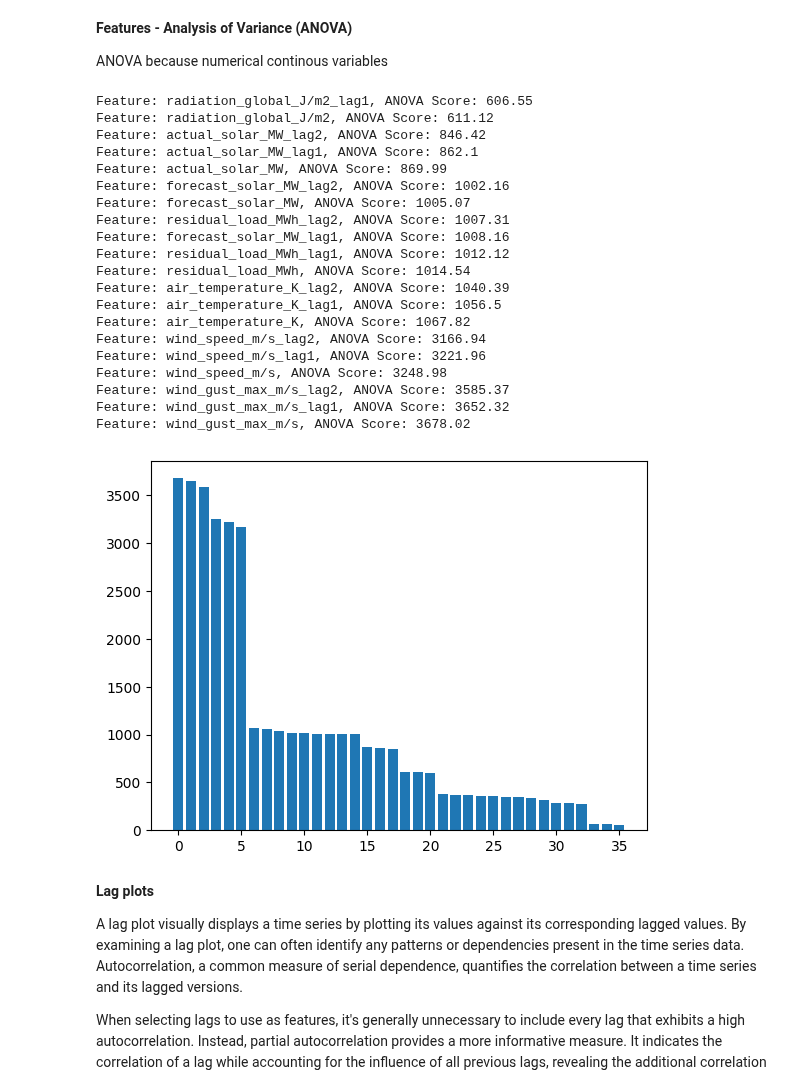
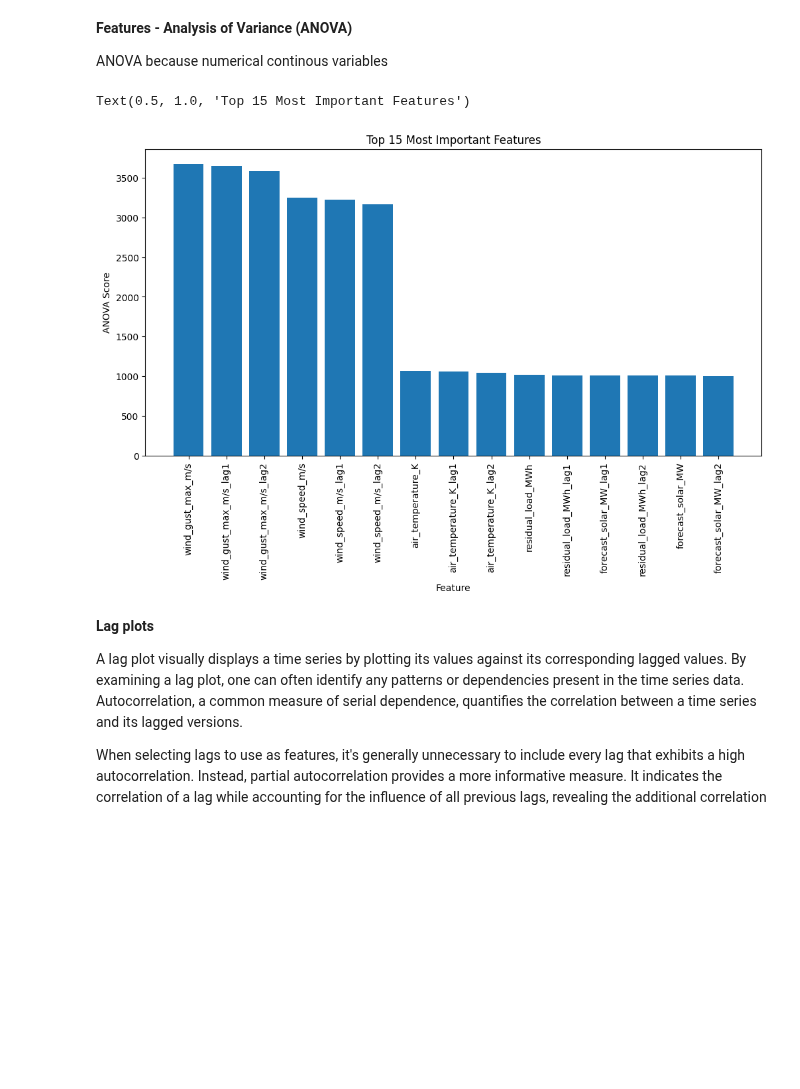
Before and after one commit to mgondeck/wind_curtailment_prediction, a Jupyter notebook: lagging_selection_features.ipynb, the cells around one changed output. Drawn from its saved outputs; the diff is of its cells as text; code cells hidden in the pictures; blank space fills up the shorter version.

Commit message:
adjusted anova score plot

```diff
--- a/lagging_selection_features.ipynb
+++ b/lagging_selection_features.ipynb
@@ -55,46 +55,29 @@ ANOVA because numerical continous variables
 # %%
 df.dropna(inplace=True)
 
 X = df_lagged.drop(['redispatch', 'level'], axis = 1)
 y = df_lagged['redispatch']
 
 # anova scores
 anova = SelectKBest(score_func=f_classif, k=20)
 anova.fit(X, y)
 anova_scores = anova.scores_
 
 sorted_indices = np.argsort(anova_scores)[::-1]
-sorted_anova_scores = anova_scores[sorted_indices]
-sorted_features = X.columns[sorted_indices]
-plt.bar([i for i in range(len(sorted_anova_scores))], sorted_anova_scores)
+top_15_indices = sorted_indices[:15]
 
-# top 20 features
-top_20_indices = np.argsort(anova_scores)[-20:]
-top_20_features = X.columns[top_20_indices]
-for feature, score in zip(top_20_features, anova_scores[top_20_indices]):
-    print(f"Feature: {feature}, ANOVA Score: {score.round(2)}")
+plt.figure(figsize=(12, 6))
+plt.bar(range(len(top_15_indices)), anova_scores[top_15_indices], align='center')
+plt.xticks(range(len(top_15_indices)), X.columns[top_15_indices], rotation='vertical')
+plt.xlabel('Feature')
+plt.ylabel('ANOVA Score')
+plt.title('Top 15 Most Important Features')
+
+#for feature, score in zip(top_15_features, anova_scores[top_15_indices]):
+#    print(f"Feature: {feature}, ANOVA Score: {score.round(2)}")
 # %% [output]
-Feature: radiation_global_J/m2_lag1, ANOVA Score: 606.55
-Feature: radiation_global_J/m2, ANOVA Score: 611.12
-Feature: actual_solar_MW_lag2, ANOVA Score: 846.42
-Feature: actual_solar_MW_lag1, ANOVA Score: 862.1
-Feature: actual_solar_MW, ANOVA Score: 869.99
-Feature: forecast_solar_MW_lag2, ANOVA Score: 1002.16
-Feature: forecast_solar_MW, ANOVA Score: 1005.07
-Feature: residual_load_MWh_lag2, ANOVA Score: 1007.31
-Feature: forecast_solar_MW_lag1, ANOVA Score: 1008.16
-Feature: residual_load_MWh_lag1, ANOVA Score: 1012.12
-Feature: residual_load_MWh, ANOVA Score: 1014.54
-Feature: air_temperature_K_lag2, ANOVA Score: 1040.39
-Feature: air_temperature_K_lag1, ANOVA Score: 1056.5
-Feature: air_temperature_K, ANOVA Score: 1067.82
-Feature: wind_speed_m/s_lag2, ANOVA Score: 3166.94
-Feature: wind_speed_m/s_lag1, ANOVA Score: 3221.96
-Feature: wind_speed_m/s, ANOVA Score: 3248.98
-Feature: wind_gust_max_m/s_lag2, ANOVA Score: 3585.37
-Feature: wind_gust_max_m/s_lag1, ANOVA Score: 3652.32
-Feature: wind_gust_max_m/s, ANOVA Score: 3678.02
+Text(0.5, 1.0, 'Top 15 Most Important Features')
-[figure, old version]
+[figure, new version]
 # %% [markdown]
 **Lag plots**
 
```
